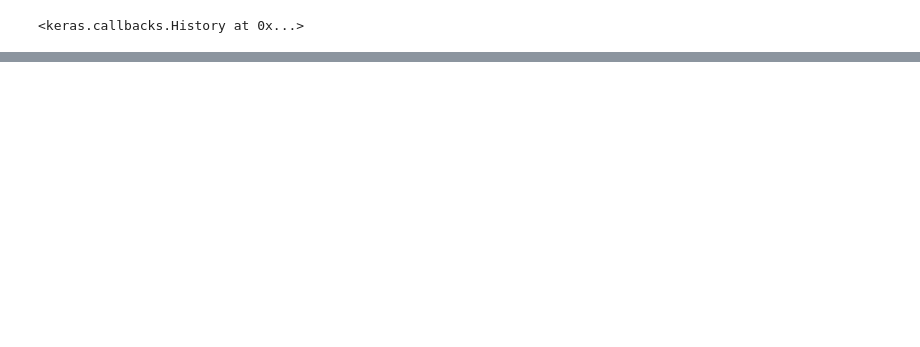
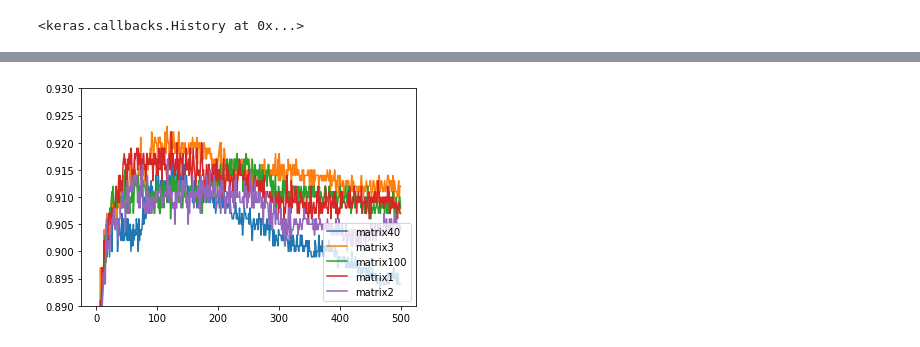
Before and after one commit to gasperpetelin/mat-factorization-nnet, a Jupyter notebook: Autoencoder.ipynb, the cells around one changed output, grey strips where cells are left out. Drawn from its saved outputs; the diff is of its cells as text; code cells hidden in the pictures; blank space fills up the shorter version.

```diff
--- a/Autoencoder.ipynb
+++ b/Autoencoder.ipynb
@@ -162,0 +180,26 @@ NameError: name 'target_name' is not defined
+# %%
+aamo1 = AANN([400, 15, 10], aa_iterations=40)
+rnn1 = aamo1.fit(X_test, y_test, X_train, y_train, 500, 50)
+
+aamo2 = AANN([400, 15, 10], aa_iterations=3)
+rnn2 = aamo2.fit(X_test, y_test, X_train, y_train, 500, 50)
+# %%
+aamo3 = AANN([400, 15, 10], aa_iterations=100)
+rnn3 = aamo3.fit(X_test, y_test, X_train, y_train, 500, 50)
+# %%
+aamo4 = AANN([400, 15, 10], aa_iterations=2)
+rnn4 = aamo4.fit(X_test, y_test, X_train, y_train, 500, 50)
+
+aamo5 = AANN([400, 15, 10], aa_iterations=1)
+rnn5 = aamo5.fit(X_test, y_test, X_train, y_train, 500, 50)
+# %%
+plt.plot(rnn1[1], label = "matrix40")
+plt.plot(rnn2[1], label = "matrix3")
+plt.plot(rnn3[1], label = "matrix100")
+plt.plot(rnn5[1], label = "matrix1")
+plt.plot(rnn4[1], label = "matrix2")
+plt.legend(loc='lower right')
+plt.ylim([0.89, 0.93])
+plt.show()
+# %% [output]
+[figure, added]
```
Also changed, not shown: parts of 5 cells of this notebook, 4 other files.
